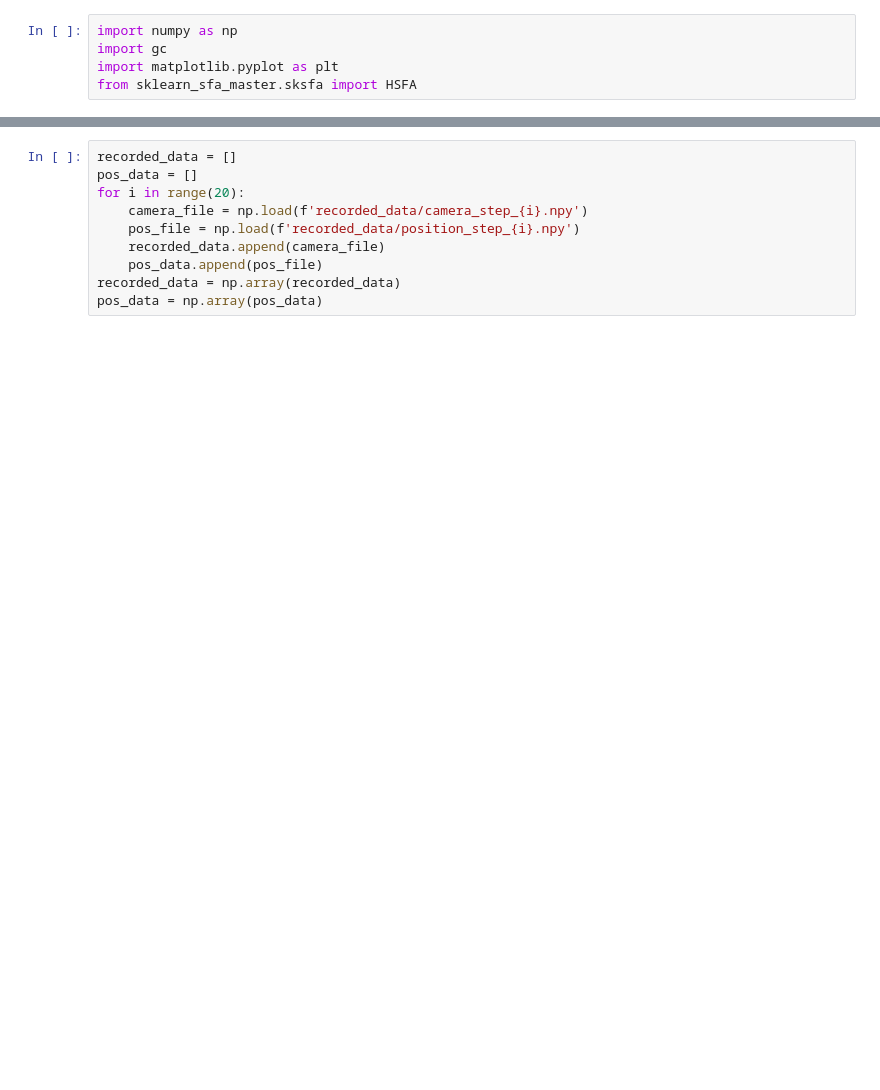
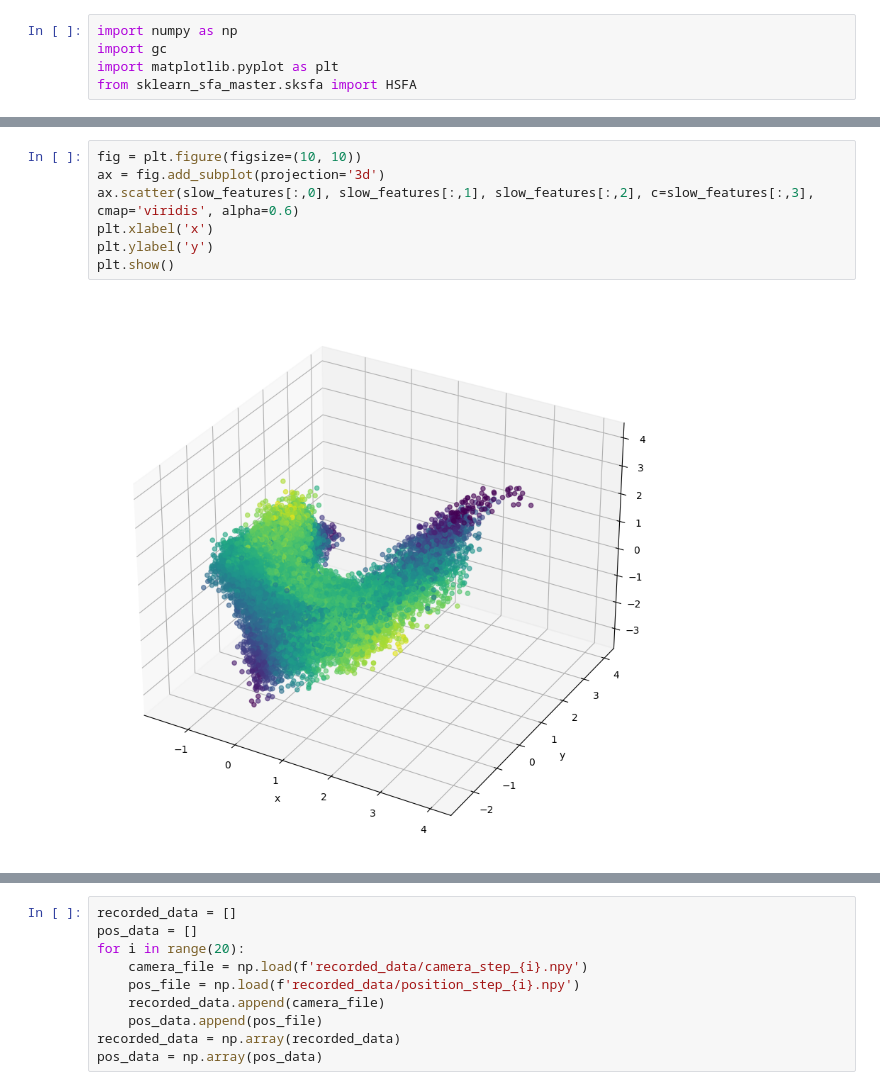
Before and after one commit to PplaysMine/unsupervisedLearning, a Jupyter notebook: keeping_it_clean/main.ipynb, the cells around one changed output, grey strips where cells are left out. Cells and saved outputs as stored; diff of their text form; blank space fills up the shorter version.

```diff
--- a/keeping_it_clean/main.ipynb
+++ b/keeping_it_clean/main.ipynb
@@ -15,0 +74,9 @@ print(data.shape)
+# %%
+fig = plt.figure(figsize=(10, 10))
+ax = fig.add_subplot(projection='3d')
+ax.scatter(slow_features[:,0], slow_features[:,1], slow_features[:,2], c=slow_features[:,3], cmap='viridis', alpha=0.6)
+plt.xlabel('x')
+plt.ylabel('y')
+plt.show()
+# %% [output]
+[figure, added]
```
Also changed, not shown: parts of 9 cells of this notebook, 1 other file.
